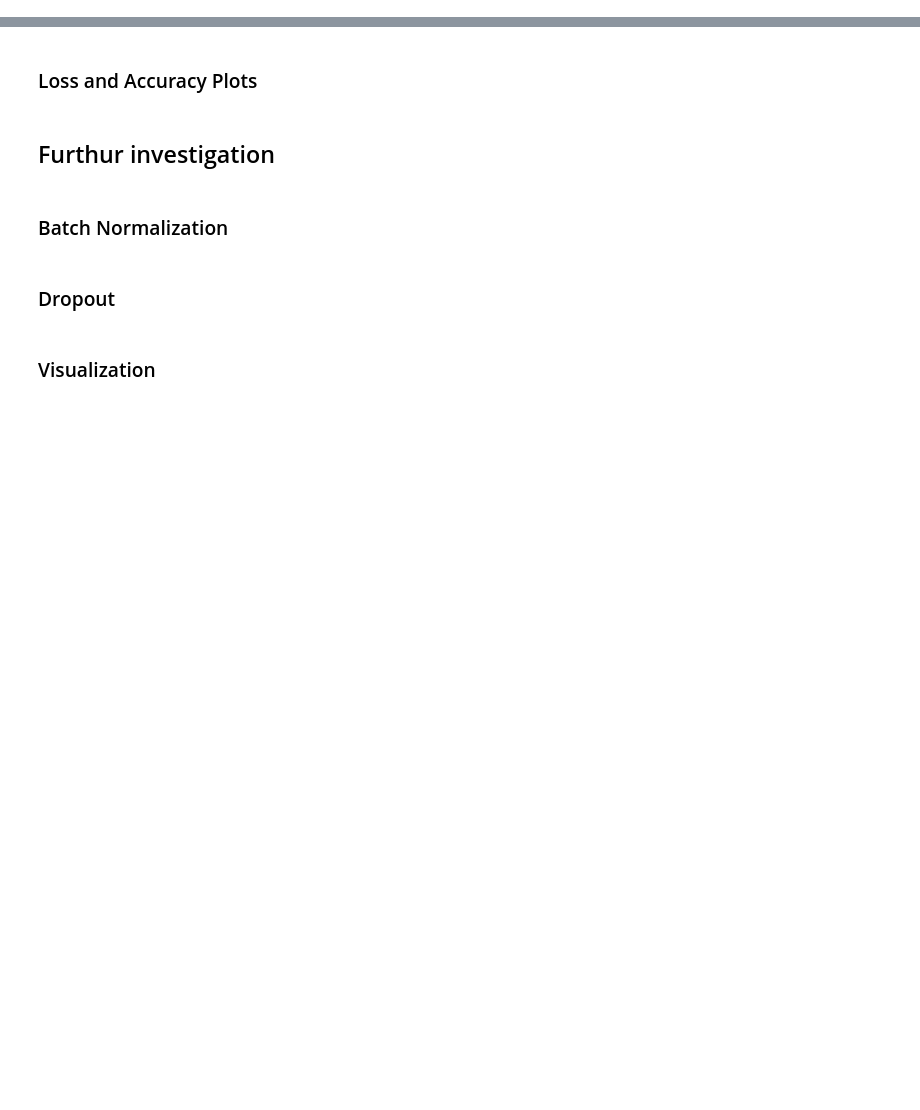
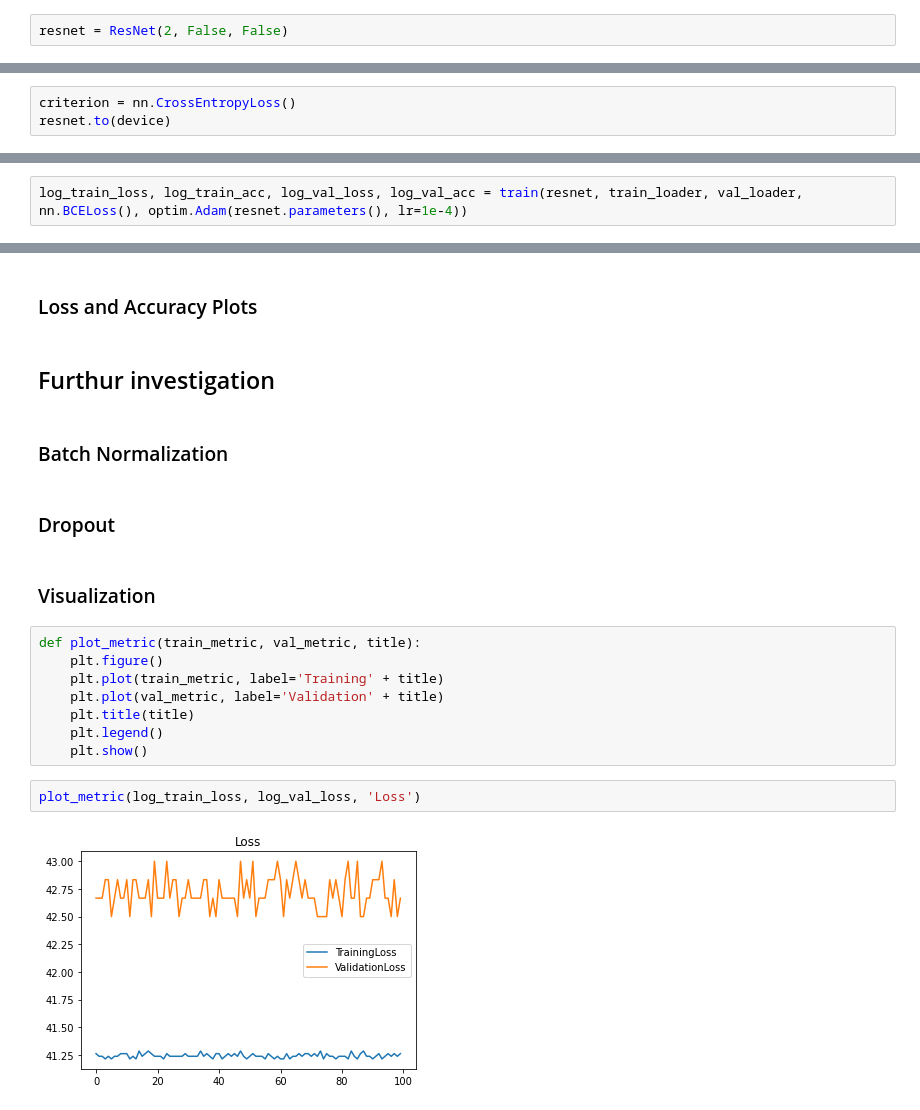
Before and after one commit to ytabatabaee/Machine-Learning-for-Bioinformatics, a Jupyter notebook: cnn/Brain Tumor Analysis using ResNet.ipynb, the cells around one changed output, grey strips where cells are left out. Drawn from its saved outputs; the diff is of its cells as text; blank space fills up the shorter version.

Commit message:
training added

```diff
--- a/cnn/Brain Tumor Analysis using ResNet.ipynb
+++ b/cnn/Brain Tumor Analysis using ResNet.ipynb
@@ -234,2 +256,4 @@ ResNet(
+# %%
+resnet = ResNet(2, False, False)
 # %% [markdown]
 ## Classification
@@ -235,0 +293,3 @@ ResNet(
+# %%
+criterion = nn.CrossEntropyLoss()
+resnet.to(device)
@@ -235,0 +376,2 @@ ResNet(
+# %%
+log_train_loss, log_train_acc, log_val_loss, log_val_acc = train(resnet, train_loader, val_loader, nn.BCELoss(), optim.Adam(resnet.parameters(), lr=1e-4))
@@ -243,3 +403,15 @@ ResNet(
 ### Dropout
 # %% [markdown]
 ### Visualization
+# %%
+def plot_metric(train_metric, val_metric, title):
+    plt.figure()
+    plt.plot(train_metric, label='Training' + title)
+    plt.plot(val_metric, label='Validation' + title)
+    plt.title(title)
+    plt.legend()
+    plt.show()
+# %%
+plot_metric(log_train_loss, log_val_loss, 'Loss')
+# %% [output]
+[figure, added]
```
Also changed, not shown: parts of 26 cells of this notebook.
